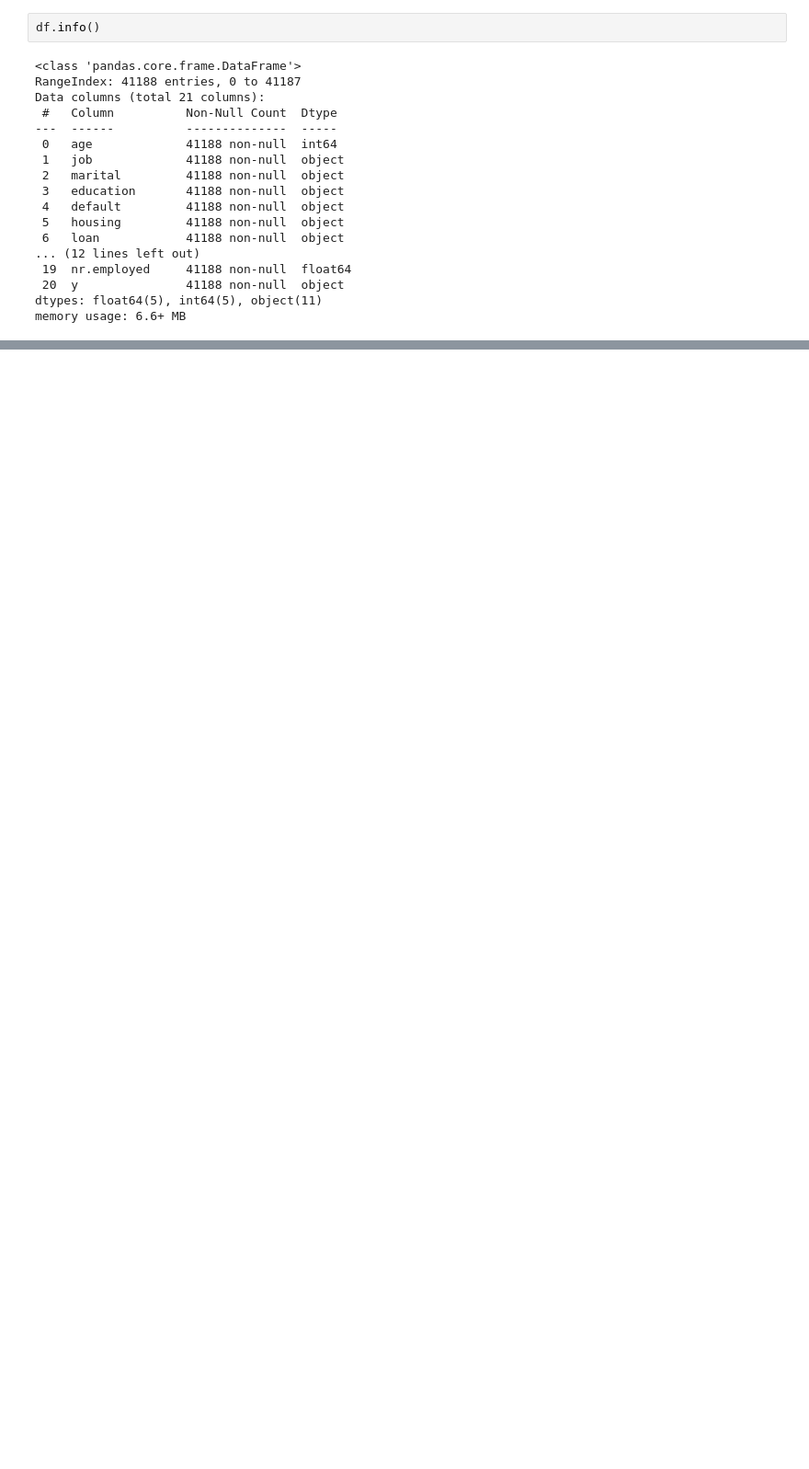
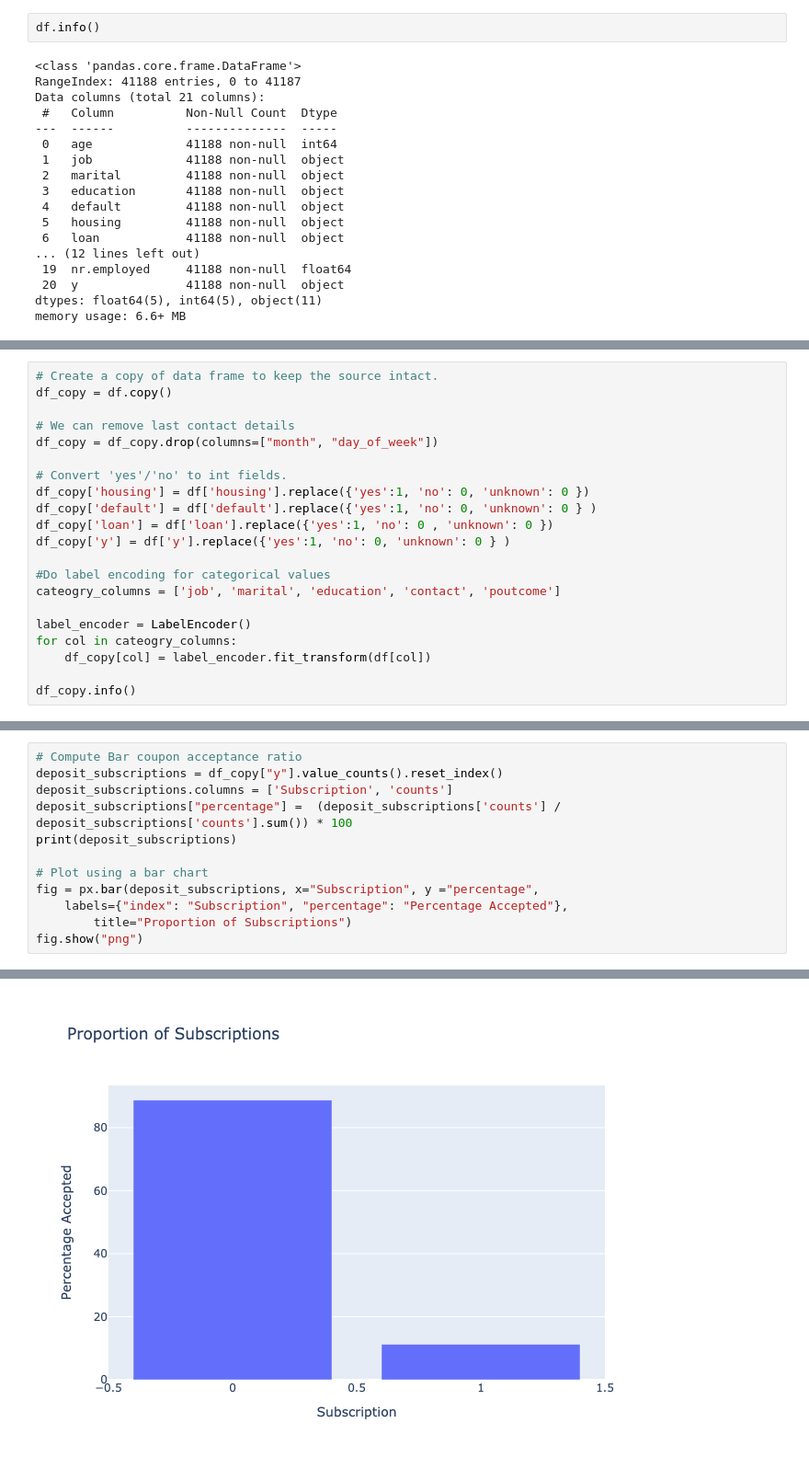
Before and after one commit to Sriworks1/AI-ML-Classifier-Comparison, a Jupyter notebook: Classifier-Comparison.ipynb, the cells around one changed output, grey strips where cells are left out. Shown at 92% size. Cells and saved outputs as stored; diff of their text form; blank space fills up the shorter version.

```diff
--- a/Classifier-Comparison.ipynb
+++ b/Classifier-Comparison.ipynb
@@ -53,0 +61,21 @@ memory usage: 6.6+ MB
+# %%
+# Create a copy of data frame to keep the source intact.
+df_copy = df.copy()
+
+# We can remove last contact details
+df_copy = df_copy.drop(columns=["month", "day_of_week"])
+
+# Convert 'yes'/'no' to int fields.
+df_copy['housing'] = df['housing'].replace({'yes':1, 'no': 0, 'unknown': 0 })
+df_copy['default'] = df['default'].replace({'yes':1, 'no': 0, 'unknown': 0 } )
+df_copy['loan'] = df['loan'].replace({'yes':1, 'no': 0 , 'unknown': 0 })
+df_copy['y'] = df['y'].replace({'yes':1, 'no': 0, 'unknown': 0 } )
+
+#Do label encoding for categorical values
+cateogry_columns = ['job', 'marital', 'education', 'contact', 'poutcome']
+
+label_encoder = LabelEncoder()
+for col in cateogry_columns:
+    df_copy[col] = label_encoder.fit_transform(df[col])
+
+df_copy.info()
@@ -53,0 +102,13 @@ memory usage: 6.6+ MB
+# %%
+# Compute Bar coupon acceptance ratio
+deposit_subscriptions = df_copy["y"].value_counts().reset_index()
+deposit_subscriptions.columns = ['Subscription', 'counts']
+deposit_subscriptions["percentage"] =  (deposit_subscriptions['counts'] / deposit_subscriptions['counts'].sum()) * 100
+print(deposit_subscriptions)
+
+# Plot using a bar chart
+fig = px.bar(deposit_subscriptions, x="Subscription", y ="percentage",
+    labels={"index": "Subscription", "percentage": "Percentage Accepted"},
+        title="Proportion of Subscriptions")
+fig.show("png")
+# %% [output]
@@ -53,0 +118 @@ memory usage: 6.6+ MB
+[figure, added]
```
Also changed, not shown: parts of 16 cells of this notebook, 8 other files.
